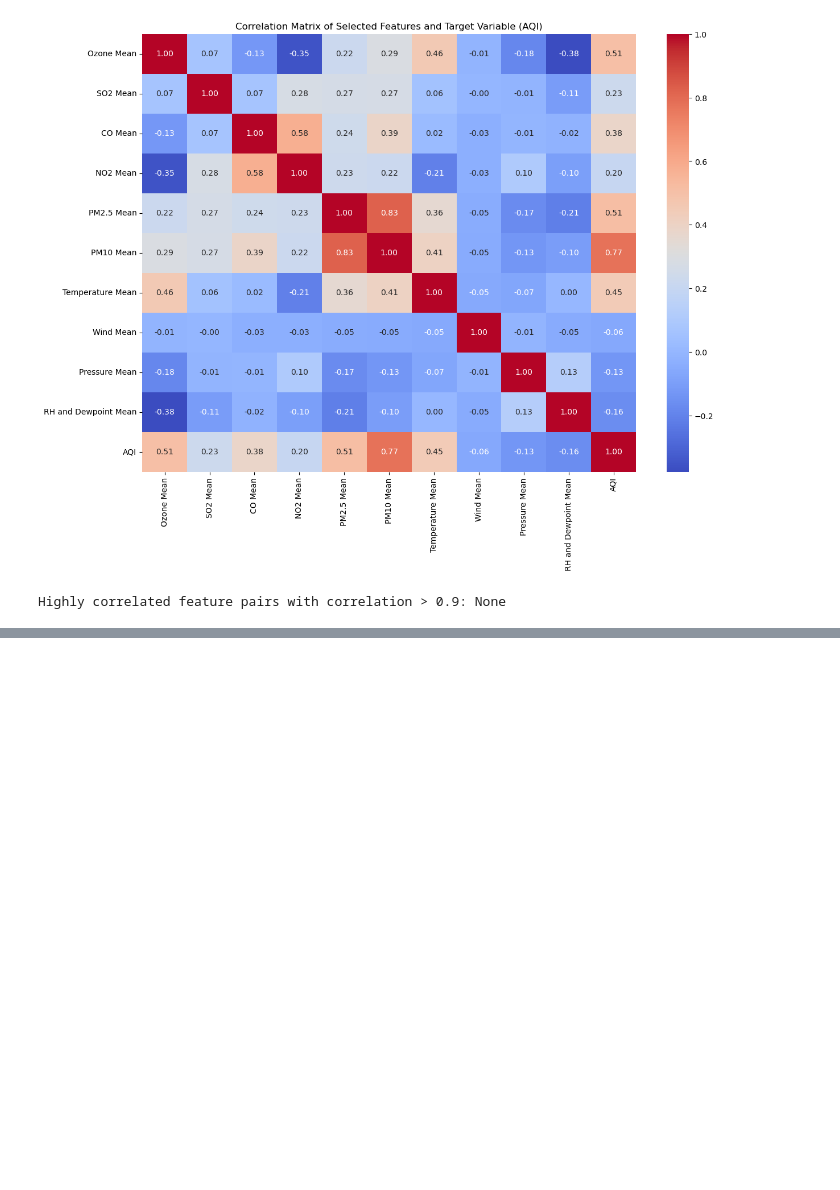
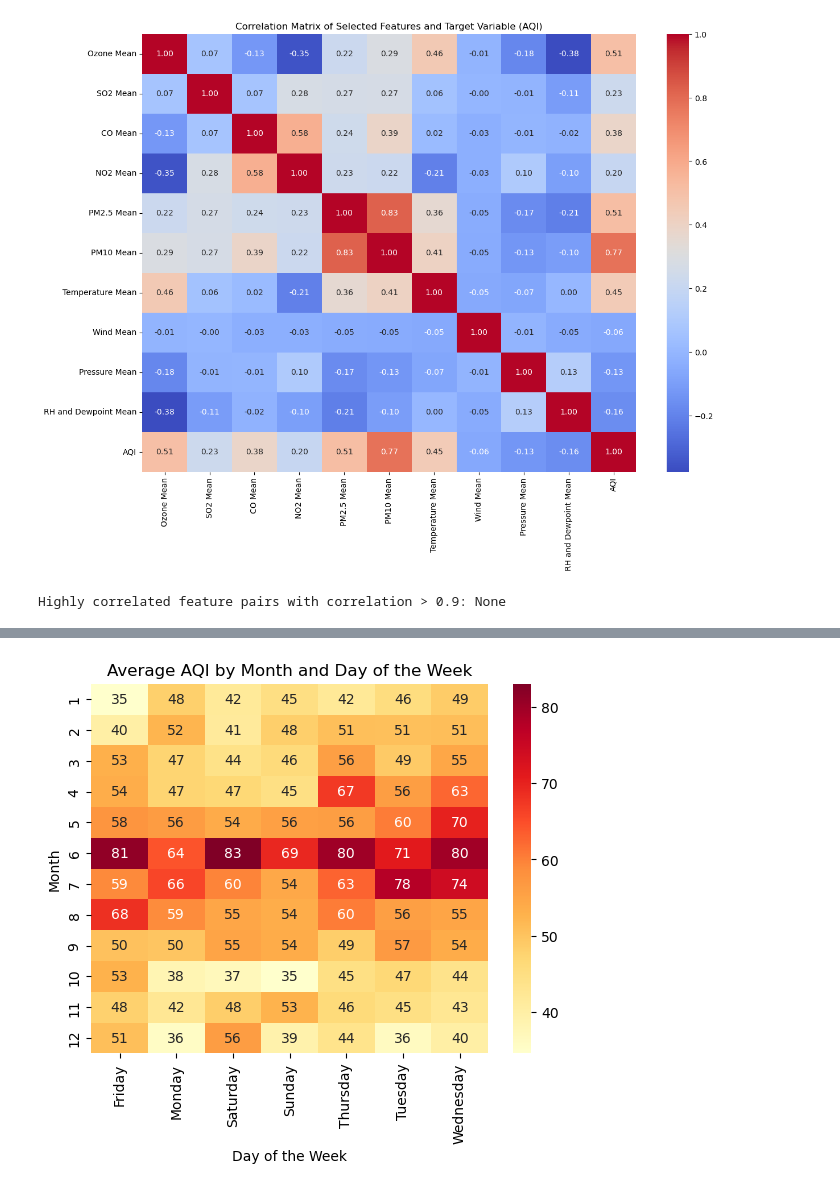
Before and after one commit to nehajanar/Air-Quality-Detection, a Jupyter notebook: code/aqi_prediction.ipynb, the cells around one changed output, grey strips where cells are left out. Cells and saved outputs as stored; diff of their text form; code cells hidden in the pictures; blank space fills up the shorter version.

```diff
--- a/code/aqi_prediction.ipynb
+++ b/code/aqi_prediction.ipynb
@@ -430,0 +479,11 @@ Highly correlated feature pairs with correlation > 0.9: None
+# %%
+# Figure 4: Average AQI by month and day of the week
+main_df['Day of Week'] = main_df['Date Local'].dt.day_name()
+month_day_aqi = main_df.groupby(['Month', 'Day of Week'])['AQI'].mean().unstack()
+sns.heatmap(month_day_aqi, annot=True, cmap='YlOrRd')
+plt.title('Average AQI by Month and Day of the Week')
+plt.xlabel('Day of the Week')
+plt.ylabel('Month')
+plt.show()
+# %% [output]
+[figure, added]
```
Also changed, not shown: parts of 10 cells of this notebook, 1 other file.
